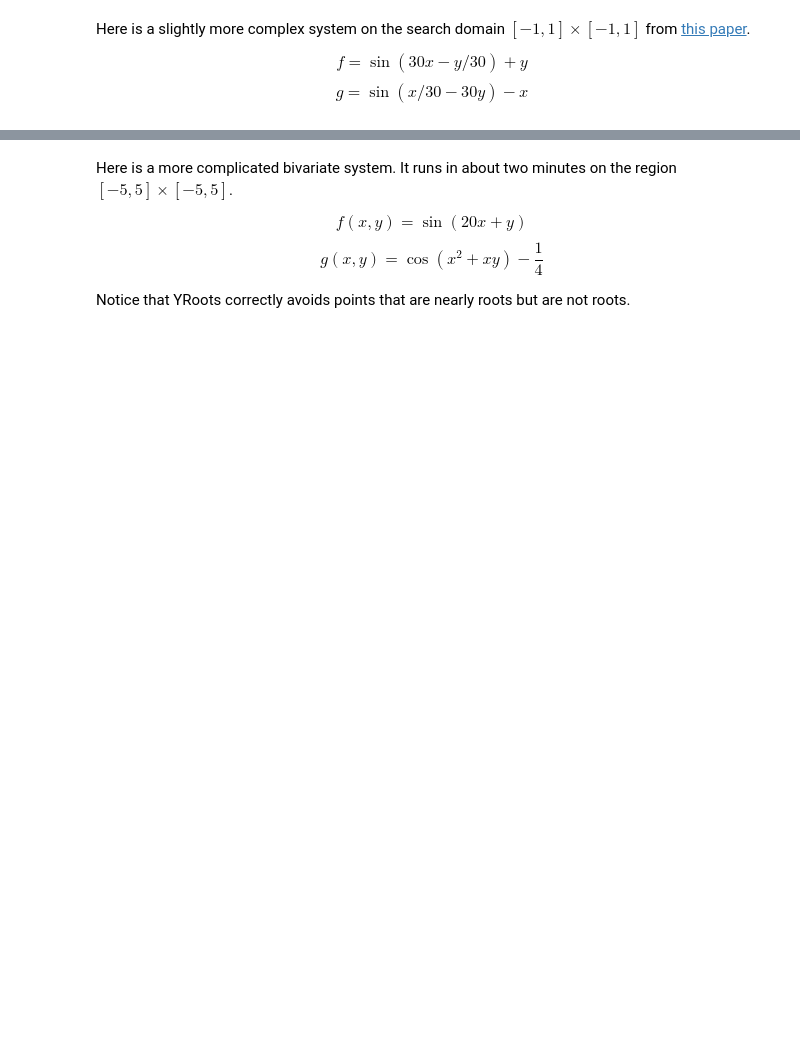
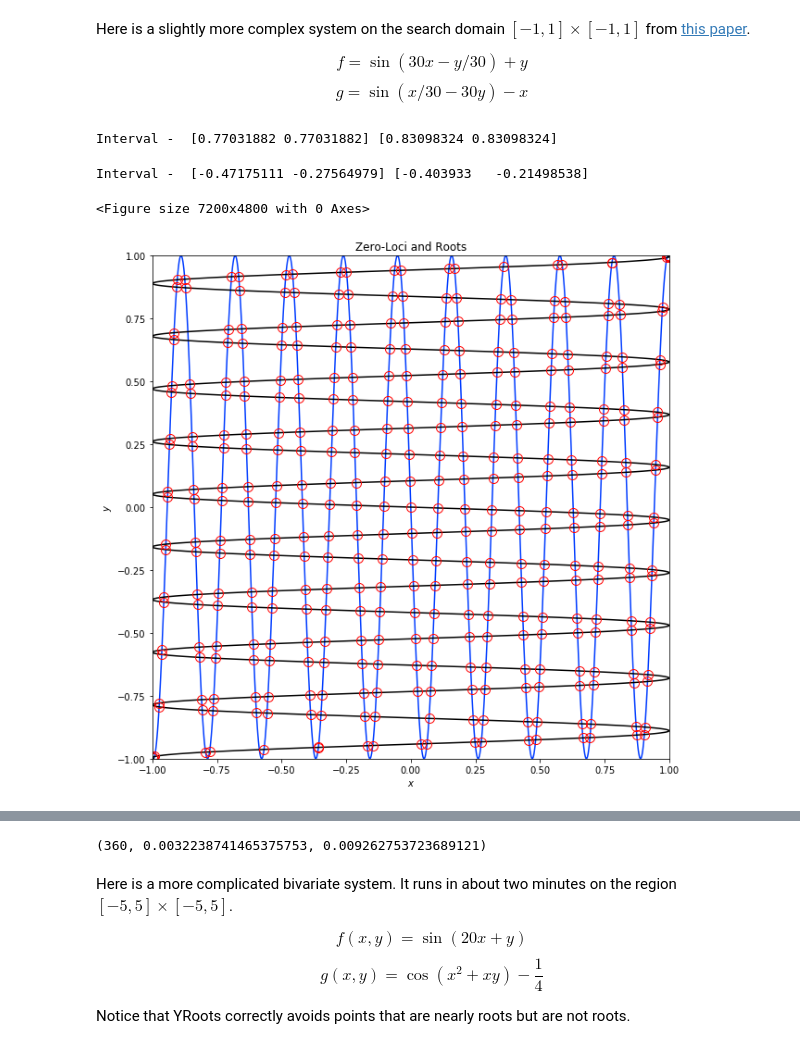
Before and after one commit to tylerjarvis/RootFinding, a Jupyter notebook: DemoNotebook.ipynb, the cells around one changed output, grey strips where cells are left out. Cells and saved outputs as stored; diff of their text form; code cells hidden in the pictures; blank space fills up the shorter version.

```diff
--- a/DemoNotebook.ipynb
+++ b/DemoNotebook.ipynb
@@ -74,12 +76,17 @@ $$g=\sin(x/30−30y)−x$$
 # %%
 #functions
 f = lambda x,y: np.sin(30*x-y/30)+y
 g = lambda x,y: np.sin(x/30-30*y)-x
 #search domain
 a = [-1,-1] #lower
 b = [1,1] #upper
 #time
-%time roots =  yr.solve([f,g], a, b,plot=True, plot_intervals=True)
+%time roots =  yr.solve([f,g], a, b,plot=True)
 
 #show the number of roots and maximal residuals
-roots.shape[0],np.max(f(roots[:,0],roots[:,1])),np.max(g(roots[:,0],roots[:,1]))
+roots.shape[0],np.max(np.abs(f(roots[:,0],roots[:,1]))),np.max(np.abs(g(roots[:,0],roots[:,1])))
+# %% [output]
+Interval -  [0.77031882 0.77031882] [0.83098324 0.83098324]
+Interval -  [-0.47175111 -0.27564979] [-0.403933   -0.21498538]
+<Figure size 7200x4800 with 0 Axes>
+[figure, added]
@@ -86,3 +96,4 @@ roots.shape[0],np.max(f(roots[:,0],roots[:,1])),np.max(g(roots[:,0],roots[:,1]))
+(360, 0.0032238741465375753, 0.009262753723689121)
 # %% [markdown]
 Here is a more complicated bivariate system. It runs in about two minutes on the region $[-5,5]\times[-5,5]$.
 
```
Also changed, not shown: parts of 31 cells of this notebook.
